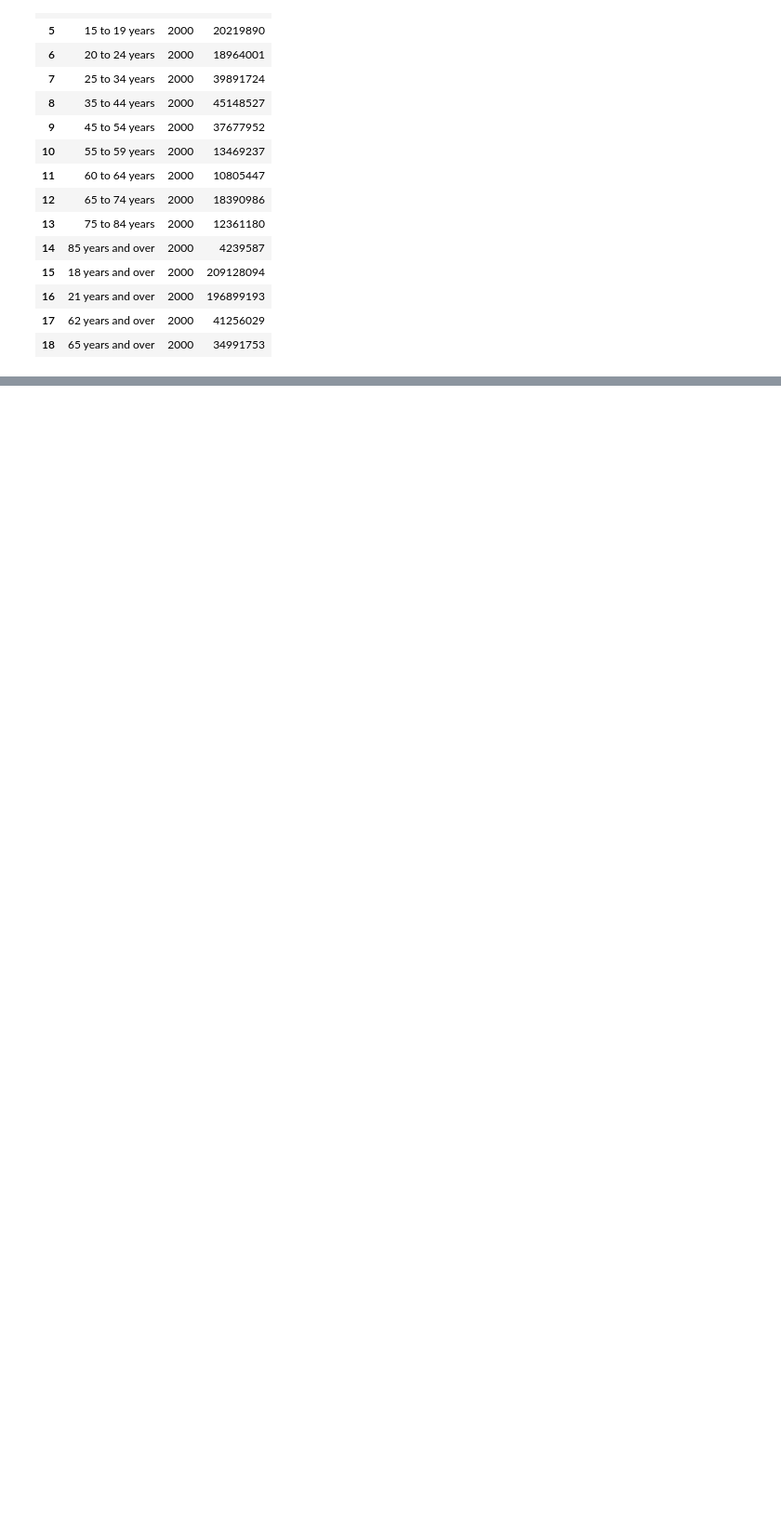
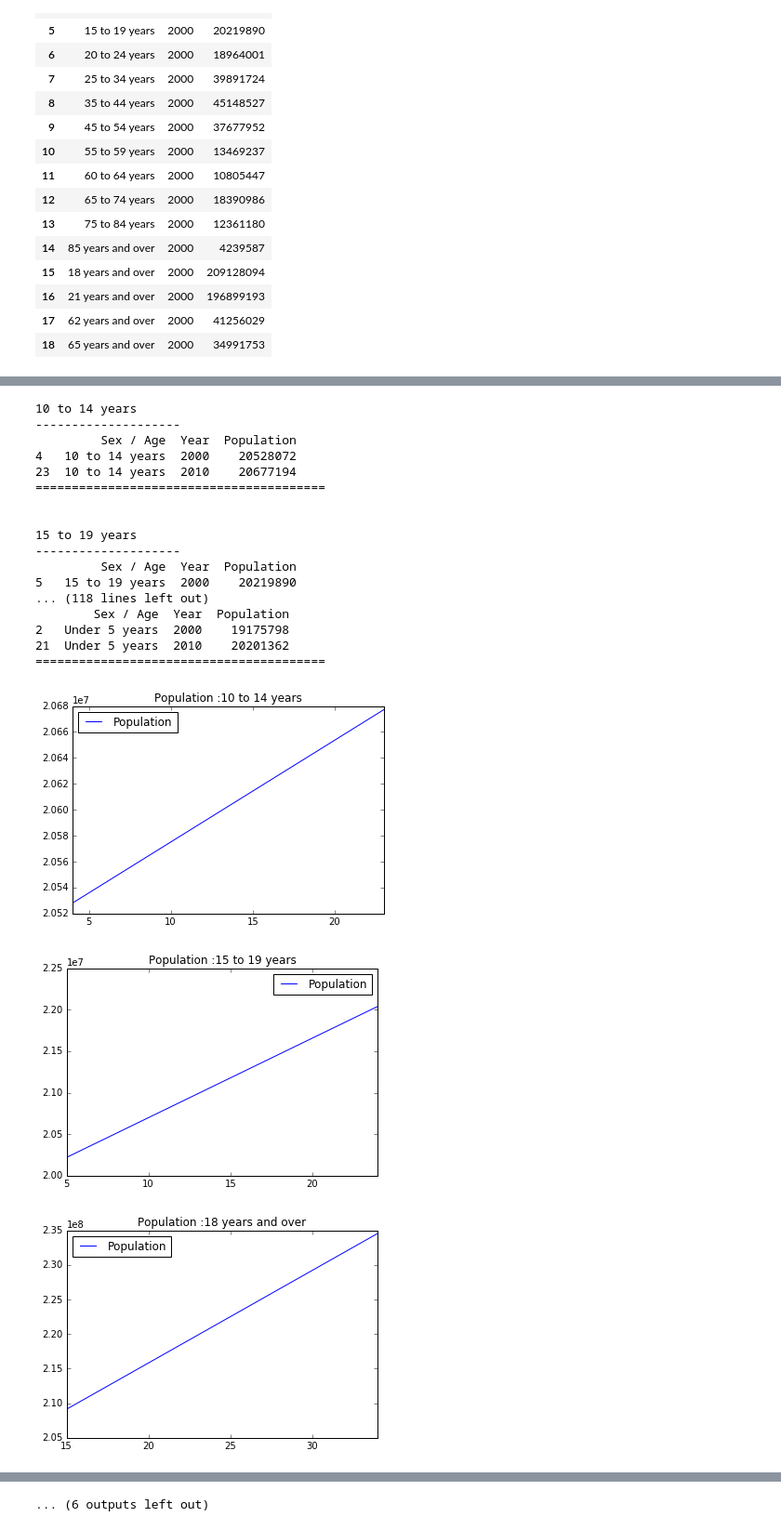
Before and after one commit to ModCabrera/IS360_Assignment11, a Jupyter notebook: IS360_Week11Aggregation.ipynb, the cells around one changed output, grey strips where cells are left out. Shown: that part at 93% size. Cells and saved outputs as stored; diff of their text form; code cells hidden in the pictures; blank space fills up the shorter version.

```diff
--- a/IS360_Week11Aggregation.ipynb
+++ b/IS360_Week11Aggregation.ipynb
@@ -105,0 +165,32 @@ pd.crosstab(['Age Groups per Year'], demographics.Year)
+# %%
+def print_demo(group_object):
+    for name, group in group_object:
+        print name
+        print '-'*20
+        print group
+        group.plot(title='Population :'+name)
+        print '='*40
+        print '\n'
+# %%
+print_demo(demo_group)
+# %% [output]
+10 to 14 years
+--------------------
+         Sex / Age  Year  Population
+4   10 to 14 years  2000    20528072
+23  10 to 14 years  2010    20677194
+========================================
+
+
+15 to 19 years
+--------------------
+         Sex / Age  Year  Population
+5   15 to 19 years  2000    20219890
+... (118 lines left out)
+        Sex / Age  Year  Population
+2   Under 5 years  2000    19175798
+21  Under 5 years  2010    20201362
+========================================
+[figure, added]
+[figure, added]
+[figure, added]
@@ -105,0 +205 @@ pd.crosstab(['Age Groups per Year'], demographics.Year)
+... (6 outputs left out)
```
Also changed, not shown: parts of 13 cells of this notebook.
